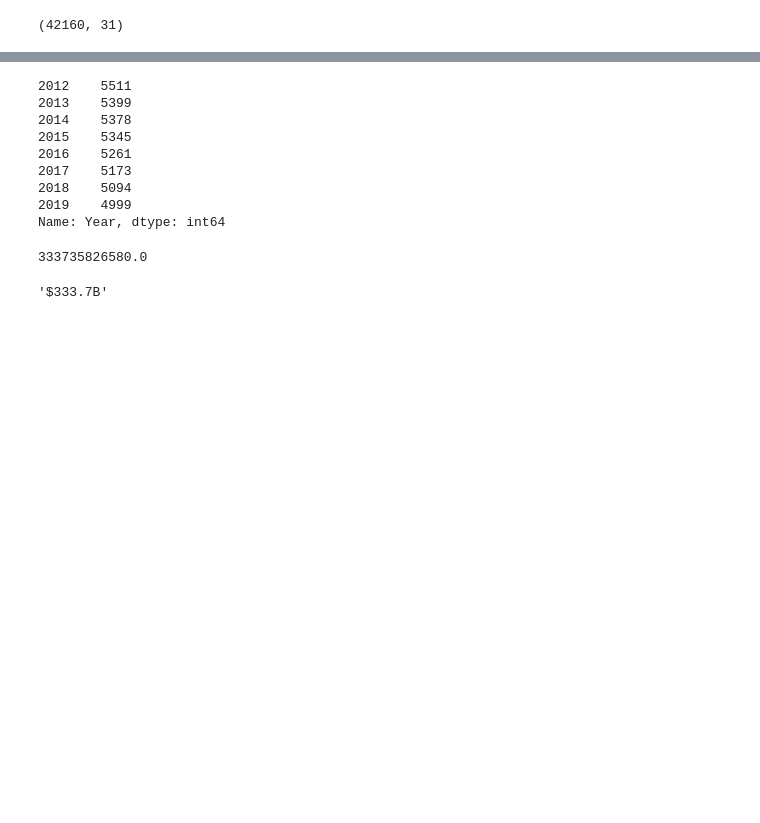
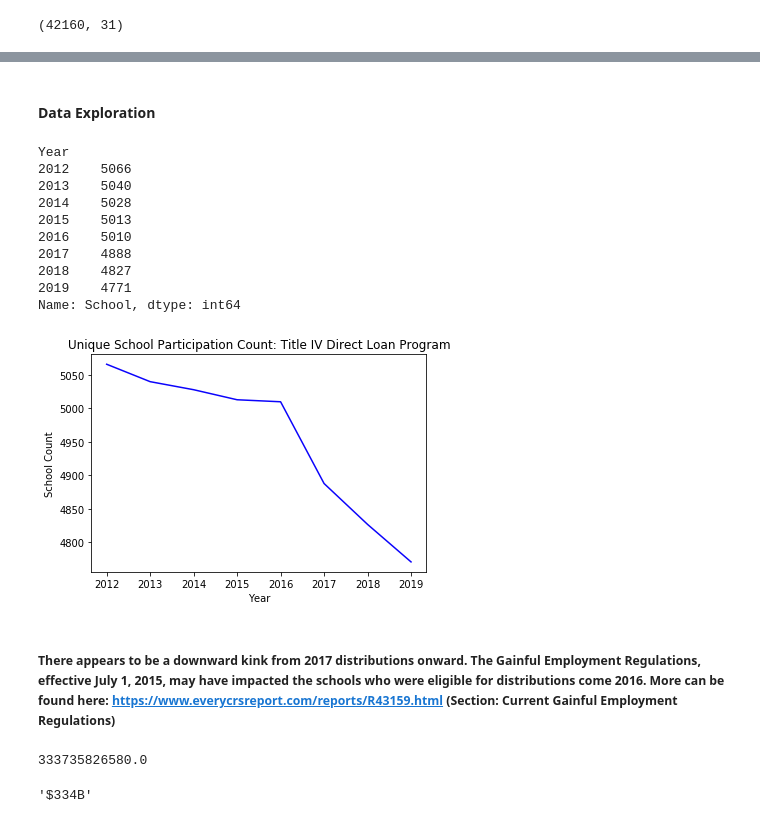
Before and after one commit to misspiggy44/DS-Project-3, a Jupyter notebook: ShobhaProject3DS.ipynb, the cells around one changed output, grey strips where cells are left out. Saved outputs shown, nothing was run; the diff lists cells and outputs as text; code cells hidden in the pictures; blank space fills up the shorter version.

```diff
--- a/ShobhaProject3DS.ipynb
+++ b/ShobhaProject3DS.ipynb
@@ -234 +257,3 @@ memory usage: 7.9+ MB
+# %% [markdown]
+#### Data Exploration
 # %%
@@ -236,18 +261,31 @@ memory usage: 7.9+ MB
 # %%
-# How many schools are partipating in the Title V Direct Loan Program Per Year?
+    # Q1A: How many unique schools participated in the Title V Direct Loan Program Per Year?
 
-loan['Year'].value_counts()
-
-#loan['Year'].value_counts().sort_values(by = ['Year'],ascending=False)
-# VONN: why does the sort function work elsewhere?
+schools = loan.groupby(['Year'])['School'].nunique()
+schools
 # %% [output]
-2012    5511
-2013    5399
-2014    5378
-2015    5345
-2016    5261
-2017    5173
-2018    5094
-2019    4999
-Name: Year, dtype: int64
+Year
+2012    5066
+2013    5040
+2014    5028
+2015    5013
+2016    5010
+2017    4888
+2018    4827
+2019    4771
+Name: School, dtype: int64
+# %%
+    # Q1B: Let's visualize this distribution.
+
+year = ['2012', '2013', '2014', '2015', '2016', '2017', '2018','2019']
+
+plt.plot(year, schools, color='#0b03fc') # blue hex
+plt.xlabel("Year")
+plt.ylabel("School Count")
+plt.title("Unique School Participation Count: Title IV Direct Loan Program")
+plt.show()
+# %% [output]
+[figure, added]
+# %% [markdown]
+##### There appears to be a downward kink from 2017 distributions onward. The Gainful Employment Regulations, effective July 1, 2015, may have impacted the schools who were eligible for distributions come 2016. More can be found here: https://www.everycrsreport.com/reports/R43159.html (Section: Current Gainful Employment Regulations)
 # %%
@@ -257,9 +296,10 @@ loan_total
 # %% [output]
 333735826580.0
 # %%
-# Hmmm... hard to read, huh? let's convert the float to currency form.
-def billions(value):
-        return "${:.1f}B".format(value/1000000000)
-billions(333735826580.0)
+    #Q2B: Hmmm... hard to read, huh? let's create some functions that help us read these large numbers.
+
+def billion(value):
+        return "${:,.0f}B".format(value/1000000000)
+billion(loan_total)
 # %% [output]
-'$333.7B'
+'$334B'
```
Also changed, not shown: parts of 34 cells of this notebook.
